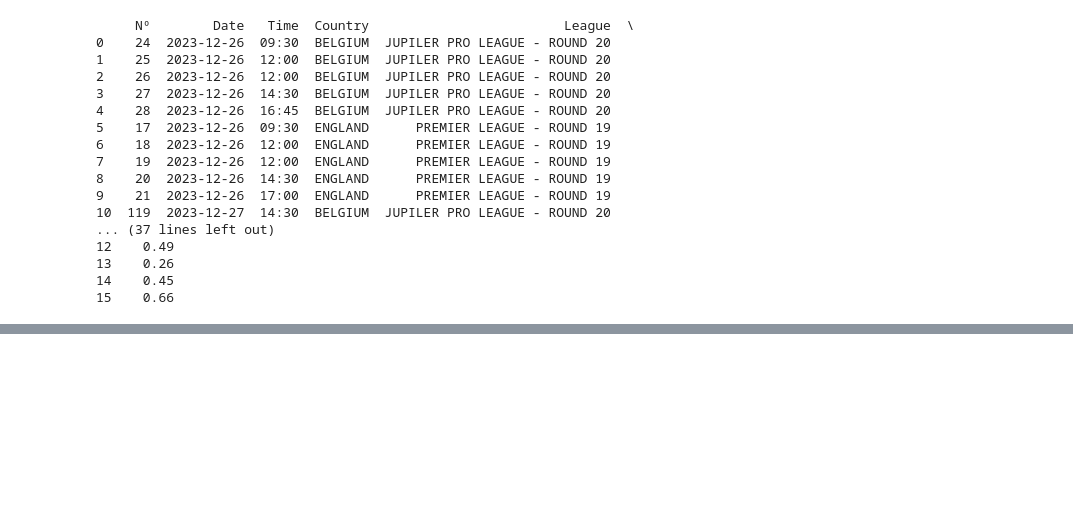
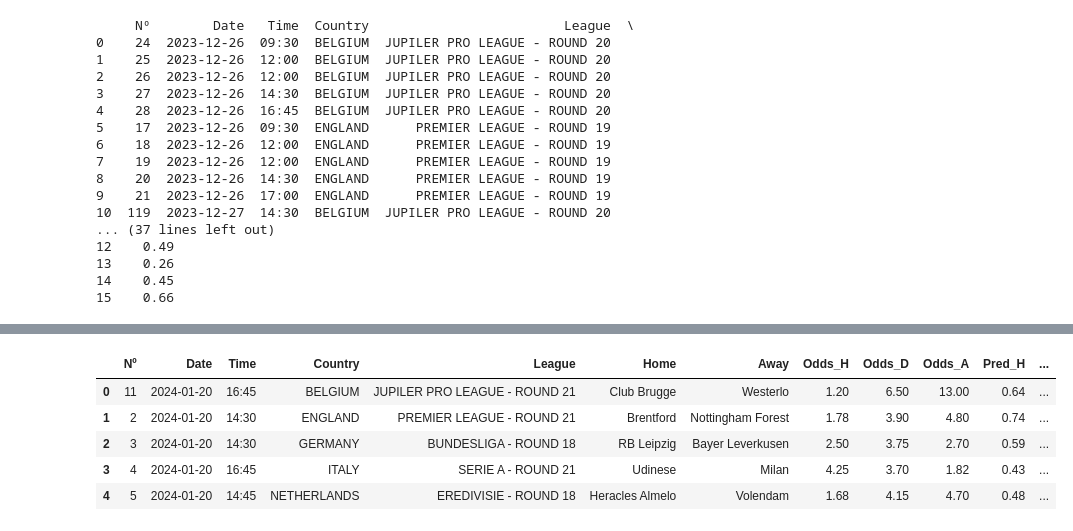
Before and after one commit to alanhassan/soccerprediction, a Jupyter notebook: ML - Integrando novos campeonatos.ipynb, the cells around one changed output, grey strips where cells are left out. Saved outputs shown, nothing was run; the diff lists cells and outputs as text; code cells hidden in the pictures; blank space fills up the shorter version.

```diff
--- a/ML - Integrando novos campeonatos.ipynb
+++ b/ML - Integrando novos campeonatos.ipynb
@@ -1710,0 +2133,15 @@ print(df_odds)
+# %%
+# get data
+
+url_df_odds = 'https://github.com/alanhassan/soccerprediction/blob/main/df_odds.csv?raw=true'
+data_odds = requests.get(url_df_odds).content
+df_odds = pd.read_csv(BytesIO(data_odds))
+# %%
+df_odds.head()
+# %% [output]
+|  | Nº | Date | Time | Country | League | Home | Away | Odds_H | Odds_D | Odds_A | Pred_H | ... |
+| 0 | 11 | 2024-01-20 | 16:45 | BELGIUM | JUPILER PRO LEAGUE - ROUND 21 | Club Brugge | Westerlo | 1.20 | 6.50 | 13.00 | 0.64 | ... |
+| 1 | 2 | 2024-01-20 | 14:30 | ENGLAND | PREMIER LEAGUE - ROUND 21 | Brentford | Nottingham Forest | 1.78 | 3.90 | 4.80 | 0.74 | ... |
+| 2 | 3 | 2024-01-20 | 14:30 | GERMANY | BUNDESLIGA - ROUND 18 | RB Leipzig | Bayer Leverkusen | 2.50 | 3.75 | 2.70 | 0.59 | ... |
+| 3 | 4 | 2024-01-20 | 16:45 | ITALY | SERIE A - ROUND 21 | Udinese | Milan | 4.25 | 3.70 | 1.82 | 0.43 | ... |
+| 4 | 5 | 2024-01-20 | 14:45 | NETHERLANDS | EREDIVISIE - ROUND 18 | Heracles Almelo | Volendam | 1.68 | 4.15 | 4.70 | 0.48 | ... |
```
Also changed, not shown: parts of 13 cells of this notebook, 2 other files.
